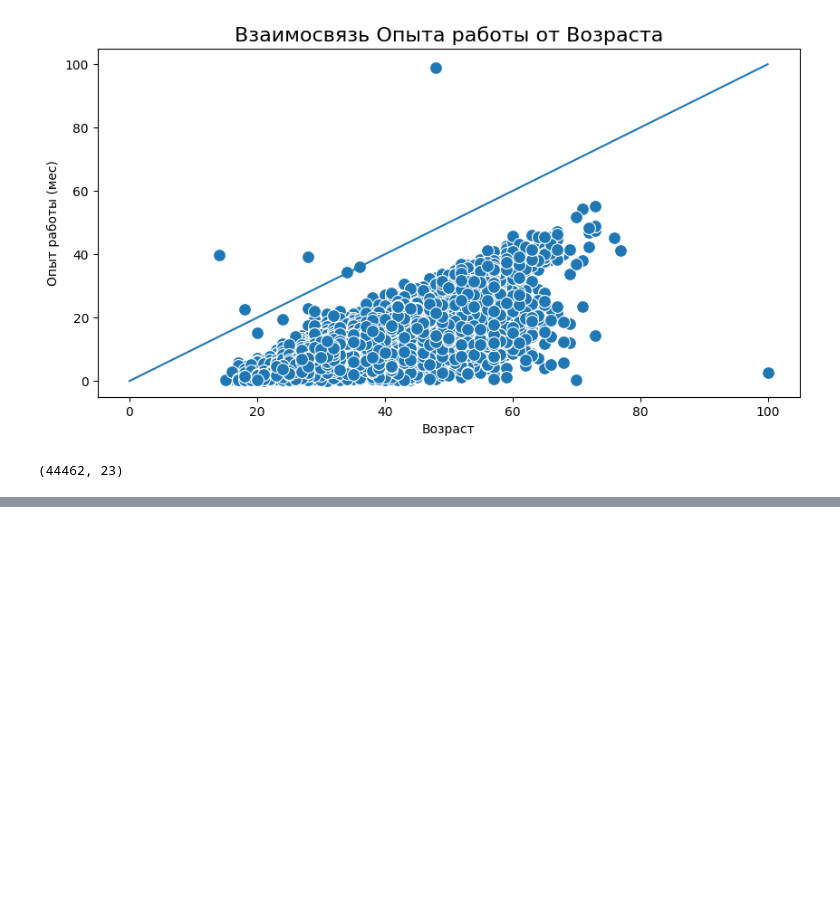
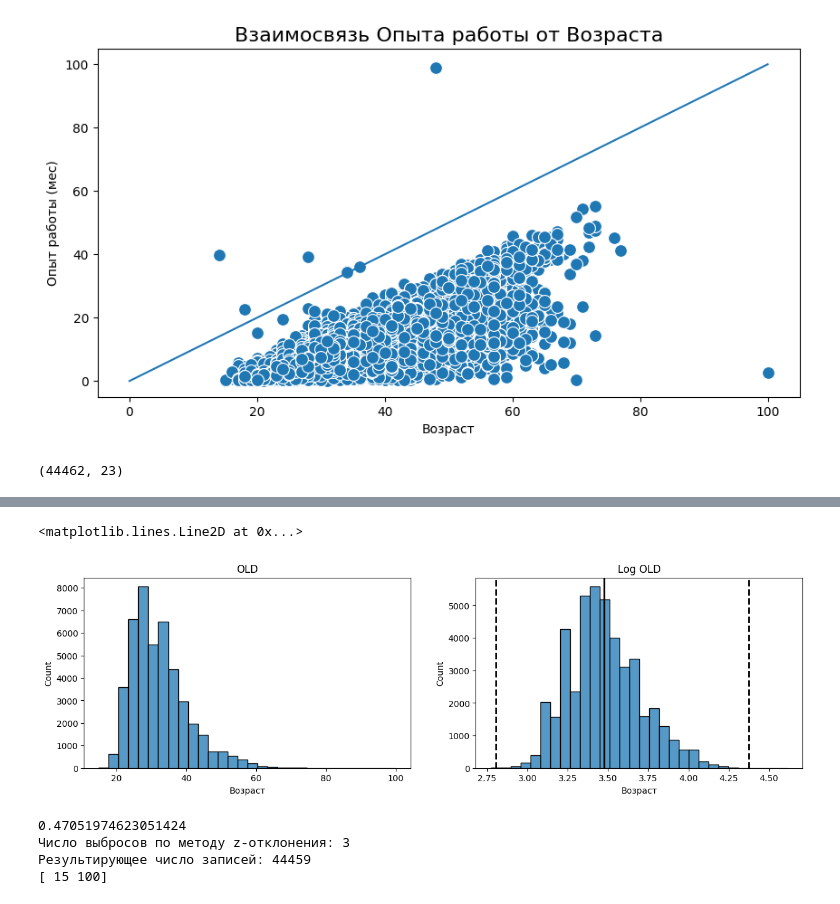
Before and after one commit to vasiloyk/hh, a Jupyter notebook: data_hh_analysis/data_hh_analysis.ipynb, the cells around one changed output, grey strips where cells are left out. Cells and saved outputs as stored; diff of their text form; code cells hidden in the pictures; blank space fills up the shorter version.

```diff
--- a/data_hh_analysis/data_hh_analysis.ipynb
+++ b/data_hh_analysis/data_hh_analysis.ipynb
@@ -426,0 +460,43 @@ print(hh_2.shape)
+# %%
+fig, axes = plt.subplots(1, 2, figsize=(15, 4))
+
+histplot = sns.histplot(hh_2['Возраст'], bins=30, ax=axes[0])
+histplot.set_title('OLD');
+
+log_old= np.log(hh_2['Возраст'] + 1)
+histplot = sns.histplot(log_old , bins=30, ax=axes[1])
+histplot.set_title('Log OLD');
+histplot.axvline(log_old.mean(), color='k', lw=2)
+histplot.axvline(log_old.mean()+ 4 * log_old.std(), color='k', ls='--', lw=2)
+histplot.axvline(log_old.mean()- 3 * log_old.std(), color='k', ls='--', lw=2)
+# %% [output]
+<matplotlib.lines.Line2D at 0x...>
+[figure, added]
+# %%
+print(log_old.skew())
+#Ассиметрия распределения правосторонняя, т.к. > 0
+
+def outliers_z_score(data, feature, log_scale=False):
+    if log_scale:
+        x = np.log(data[feature]+1)
+    else:
+        x = data[feature]
+    mu = x.mean()
+    sigma = x.std()
+    lower_bound = mu - 3 * sigma
+    upper_bound = mu + 4 * sigma
+    outliers = data[(x < lower_bound) | (x > upper_bound)]
+    cleaned = data[(x >= lower_bound) & (x <= upper_bound)]
+    return outliers, cleaned
+
+outliers, cleaned = outliers_z_score(hh_2, 'Возраст', log_scale=True)
+print(f'Число выбросов по методу z-отклонения: {outliers.shape[0]}')
+print(f'Результирующее число записей: {cleaned.shape[0]}')
+
+print(outliers['Возраст'].unique())
+#Под категорию выбросов подпадают слишком маленький возраст 15 лет для поиска работы и слишком преклонный возраст 100 лет
+# %% [output]
+0.47051974623051424
+Число выбросов по методу z-отклонения: 3
+Результирующее число записей: 44459
+[ 15 100]
```
Also changed, not shown: parts of 3 cells of this notebook.
